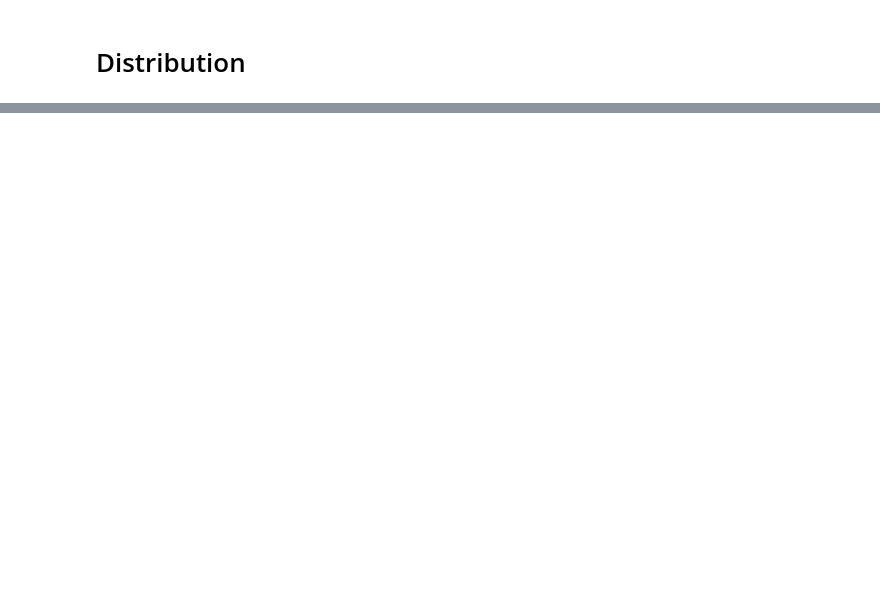
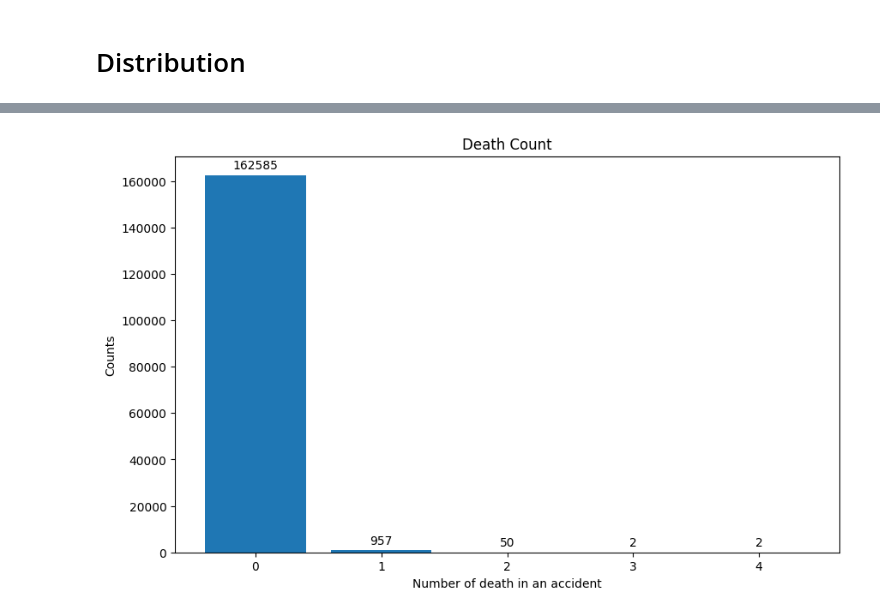
Before and after one commit to lukfd/city-of-austin-car-crash-ml-study, a Jupyter notebook: src/exploratory.ipynb, the cells around one changed output, grey strips where cells are left out. Cells and saved outputs as stored; diff of their text form; code cells hidden in the pictures; blank space fills up the shorter version.

```diff
--- a/src/exploratory.ipynb
+++ b/src/exploratory.ipynb
@@ -74 +77,12 @@ dtype: int64
+# %%
+plt.figure(figsize=(10, 6))
+counts = df['death_cnt'].value_counts().sort_index(ascending=True)
+bars = plt.bar(counts.index, counts)
+plt.bar_label(bars, padding=3)
+plt.title('Death Count')
+plt.xlabel('Number of death in an accident')
+plt.ylabel('Counts')
+plt.show()
+# %% [output]
+[figure, added]
 # %%
```
Also changed, not shown: parts of 10 cells of this notebook, 3 other files.
